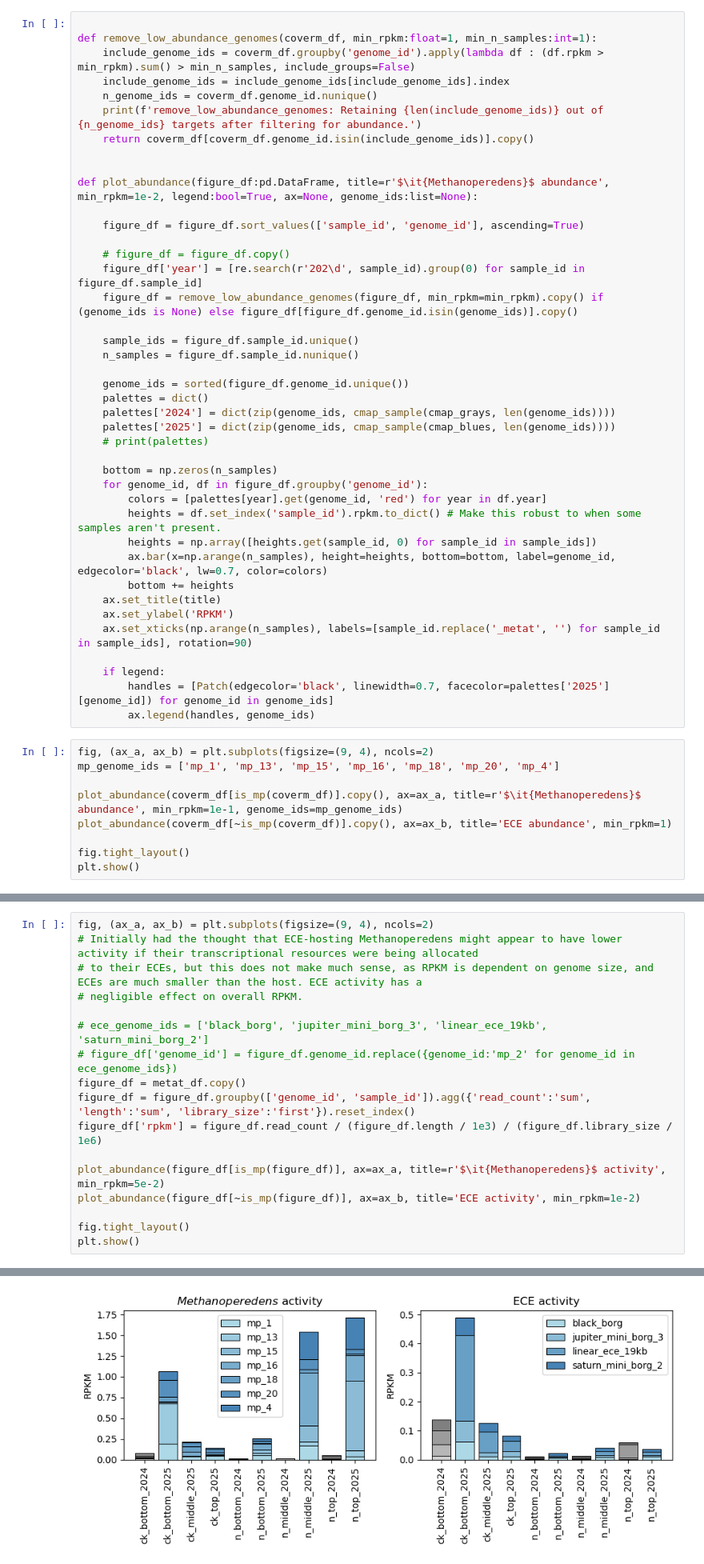
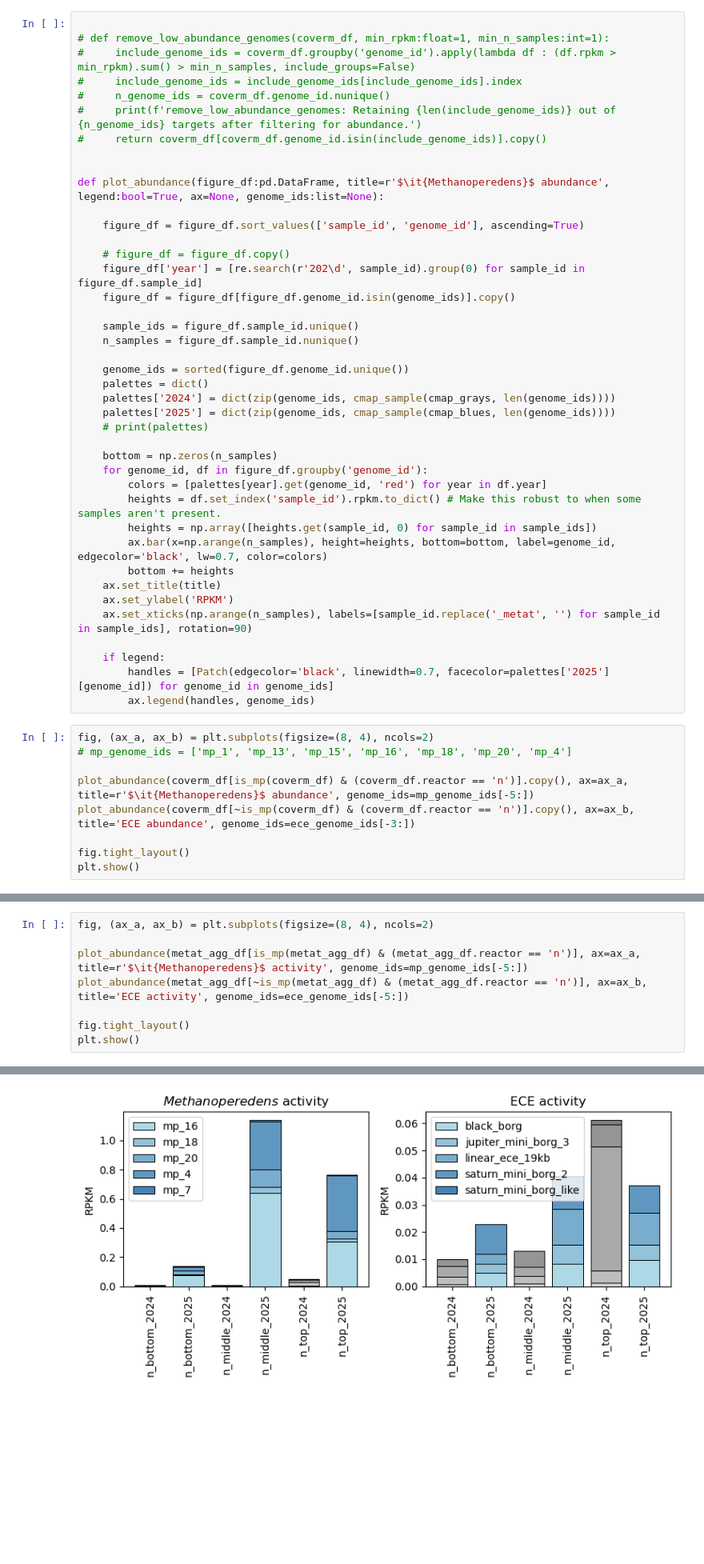
Before and after one commit to pipparichter/banfield, a Jupyter notebook: notebooks/sandbox-1.ipynb, the cells around one changed output, grey strips where cells are left out. Shown at 80% size. Cells and saved outputs as stored; diff of their text form; blank space fills up the shorter version.

```diff
--- a/notebooks/sandbox-1.ipynb
+++ b/notebooks/sandbox-1.ipynb
@@ -46,21 +99,21 @@ plt.show()
 [figure]
 # %%
 
-def remove_low_abundance_genomes(coverm_df, min_rpkm:float=1, min_n_samples:int=1):
-    include_genome_ids = coverm_df.groupby('genome_id').apply(lambda df : (df.rpkm > min_rpkm).sum() > min_n_samples, include_groups=False)
-    include_genome_ids = include_genome_ids[include_genome_ids].index
-    n_genome_ids = coverm_df.genome_id.nunique()
-    print(f'remove_low_abundance_genomes: Retaining {len(include_genome_ids)} out of {n_genome_ids} targets after filtering for abundance.')
-    return coverm_df[coverm_df.genome_id.isin(include_genome_ids)].copy()
+# def remove_low_abundance_genomes(coverm_df, min_rpkm:float=1, min_n_samples:int=1):
+#     include_genome_ids = coverm_df.groupby('genome_id').apply(lambda df : (df.rpkm > min_rpkm).sum() > min_n_samples, include_groups=False)
+#     include_genome_ids = include_genome_ids[include_genome_ids].index
+#     n_genome_ids = coverm_df.genome_id.nunique()
+#     print(f'remove_low_abundance_genomes: Retaining {len(include_genome_ids)} out of {n_genome_ids} targets after filtering for abundance.')
+#     return coverm_df[coverm_df.genome_id.isin(include_genome_ids)].copy()
 
 
-def plot_abundance(figure_df:pd.DataFrame, title=r'$\it{Methanoperedens}$ abundance', min_rpkm=1e-2, legend:bool=True, ax=None, genome_ids:list=None):
+def plot_abundance(figure_df:pd.DataFrame, title=r'$\it{Methanoperedens}$ abundance', legend:bool=True, ax=None, genome_ids:list=None):
 
     figure_df = figure_df.sort_values(['sample_id', 'genome_id'], ascending=True)
 
     # figure_df = figure_df.copy()
     figure_df['year'] = [re.search(r'202\d', sample_id).group(0) for sample_id in figure_df.sample_id]
-    figure_df = remove_low_abundance_genomes(figure_df, min_rpkm=min_rpkm).copy() if (genome_ids is None) else figure_df[figure_df.genome_id.isin(genome_ids)].copy()
+    figure_df = figure_df[figure_df.genome_id.isin(genome_ids)].copy()
 
     sample_ids = figure_df.sample_id.unique()
     n_samples = figure_df.sample_id.nunique()
@@ -86,11 +139,11 @@ def plot_abundance(figure_df:pd.DataFrame, title=r'$\it{Methanoperedens}$ abunda
         handles = [Patch(edgecolor='black', linewidth=0.7, facecolor=palettes['2025'][genome_id]) for genome_id in genome_ids]
         ax.legend(handles, genome_ids)
 # %%
-fig, (ax_a, ax_b) = plt.subplots(figsize=(9, 4), ncols=2)
-mp_genome_ids = ['mp_1', 'mp_13', 'mp_15', 'mp_16', 'mp_18', 'mp_20', 'mp_4']
+fig, (ax_a, ax_b) = plt.subplots(figsize=(8, 4), ncols=2)
+# mp_genome_ids = ['mp_1', 'mp_13', 'mp_15', 'mp_16', 'mp_18', 'mp_20', 'mp_4']
 
-plot_abundance(coverm_df[is_mp(coverm_df)].copy(), ax=ax_a, title=r'$\it{Methanoperedens}$ abundance', min_rpkm=1e-1, genome_ids=mp_genome_ids)
-plot_abundance(coverm_df[~is_mp(coverm_df)].copy(), ax=ax_b, title='ECE abundance', min_rpkm=1)
+plot_abundance(coverm_df[is_mp(coverm_df) & (coverm_df.reactor == 'n')].copy(), ax=ax_a, title=r'$\it{Methanoperedens}$ abundance', genome_ids=mp_genome_ids[-5:])
+plot_abundance(coverm_df[~is_mp(coverm_df) & (coverm_df.reactor == 'n')].copy(), ax=ax_b, title='ECE abundance', genome_ids=ece_genome_ids[-3:])
 
 fig.tight_layout()
 plt.show()
@@ -100,17 +152,8 @@ remove_low_abundance_genomes: Retaining 4 out of 25 targets after filtering for
 # %%
-fig, (ax_a, ax_b) = plt.subplots(figsize=(9, 4), ncols=2)
-# Initially had the thought that ECE-hosting Methanoperedens might appear to have lower activity if their transcriptional resources were being allocated
-# to their ECEs, but this does not make much sense, as RPKM is dependent on genome size, and ECEs are much smaller than the host. ECE activity has a
-# negligible effect on overall RPKM.
+fig, (ax_a, ax_b) = plt.subplots(figsize=(8, 4), ncols=2)
 
-# ece_genome_ids = ['black_borg', 'jupiter_mini_borg_3', 'linear_ece_19kb', 'saturn_mini_borg_2']
-# figure_df['genome_id'] = figure_df.genome_id.replace({genome_id:'mp_2' for genome_id in ece_genome_ids})
-figure_df = metat_df.copy()
-figure_df = figure_df.groupby(['genome_id', 'sample_id']).agg({'read_count':'sum', 'length':'sum', 'library_size':'first'}).reset_index()
-figure_df['rpkm'] = figure_df.read_count / (figure_df.length / 1e3) / (figure_df.library_size / 1e6)
-
-plot_abundance(figure_df[is_mp(figure_df)], ax=ax_a, title=r'$\it{Methanoperedens}$ activity', min_rpkm=5e-2)
-plot_abundance(figure_df[~is_mp(figure_df)], ax=ax_b, title='ECE activity', min_rpkm=1e-2)
+plot_abundance(metat_agg_df[is_mp(metat_agg_df) & (metat_agg_df.reactor == 'n')], ax=ax_a, title=r'$\it{Methanoperedens}$ activity', genome_ids=mp_genome_ids[-5:])
+plot_abundance(metat_agg_df[~is_mp(metat_agg_df) & (metat_agg_df.reactor == 'n')], ax=ax_b, title='ECE activity', genome_ids=ece_genome_ids[-5:])
 
 fig.tight_layout()
 plt.show()
@@ -120 +161 @@ remove_low_abundance_genomes: Retaining 4 out of 25 targets after filtering for
-[figure, old version]
+[figure, new version]
```
Also changed, not shown: parts of 13 cells of this notebook, 5 other files.
